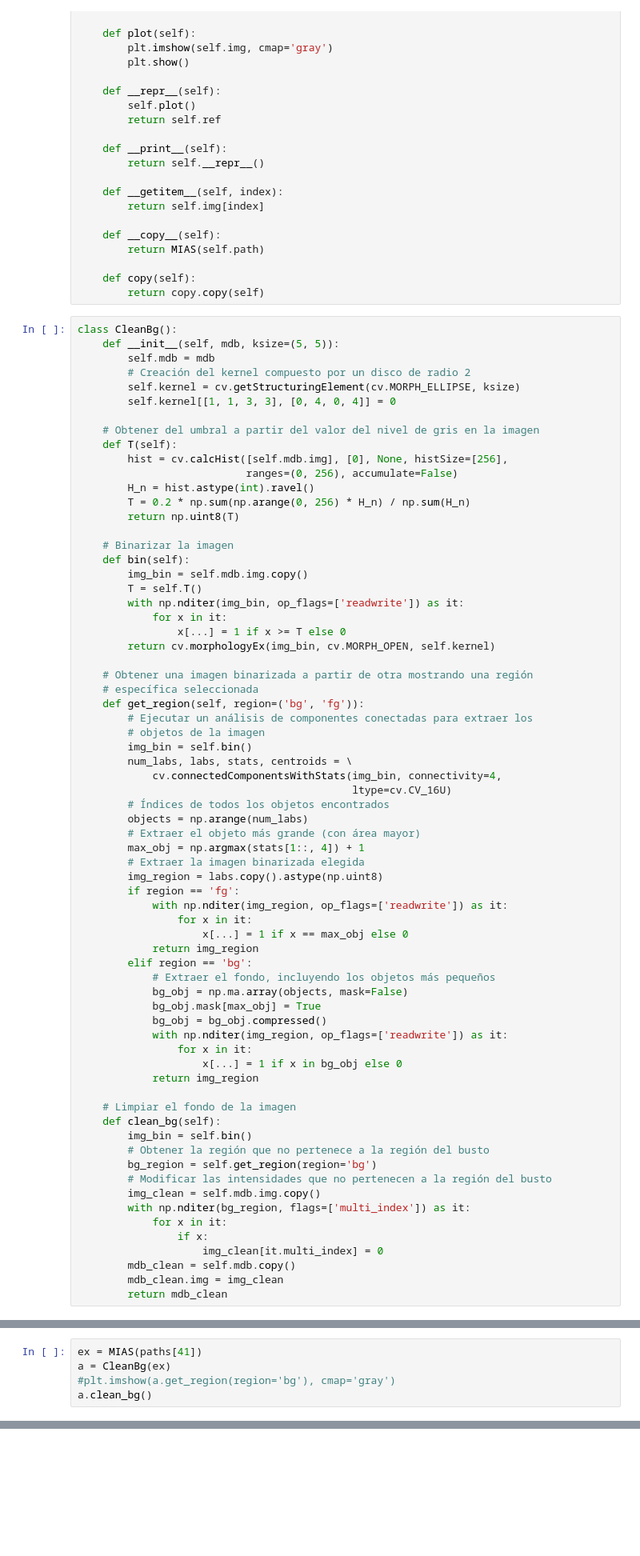
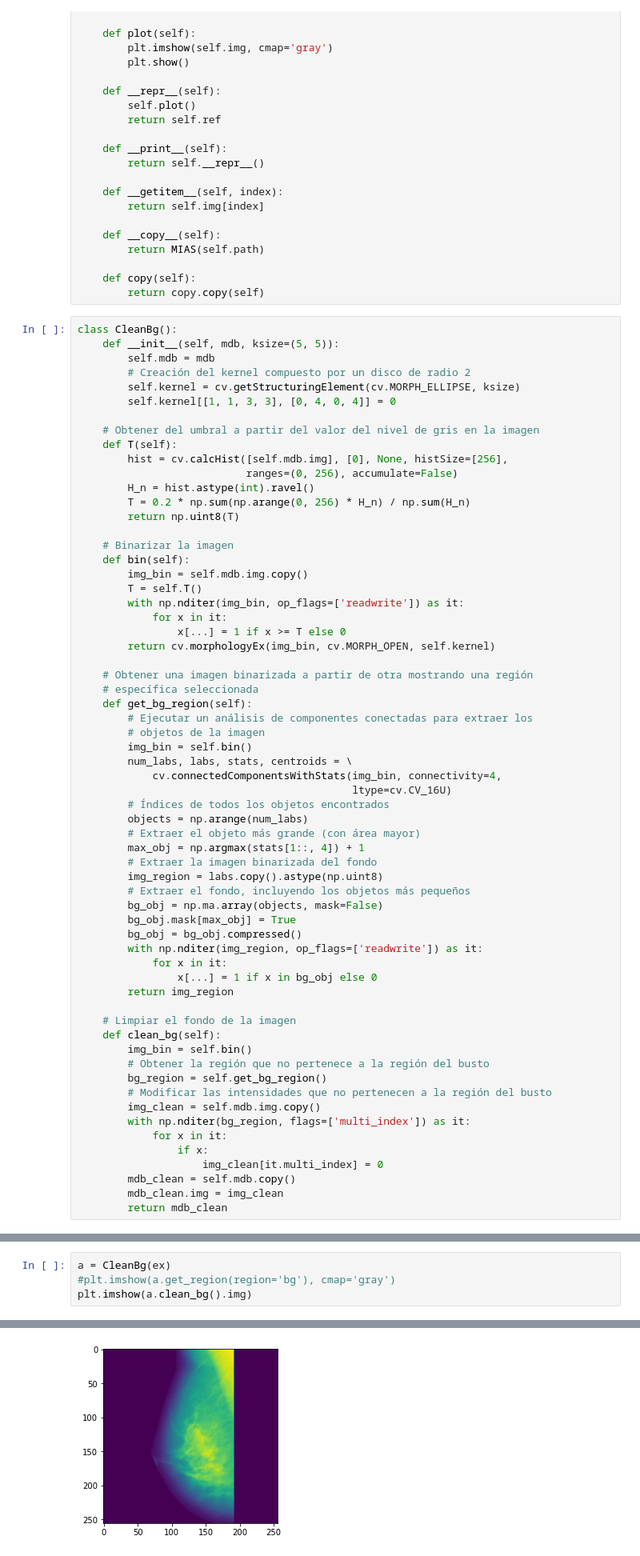
Before and after one commit to data-and-code/trabajo_con_imagenes, a Jupyter notebook: data-raw/just_code.ipynb, the cells around one changed output, grey strips where cells are left out. Shown at 80% size. Cells and saved outputs as stored; diff of their text form; blank space fills up the shorter version.

Commit message:
Change get_bg_region method

```diff
--- a/data-raw/just_code.ipynb
+++ b/data-raw/just_code.ipynb
@@ -72,7 +72,7 @@ class CleanBg():
 
     # Obtener una imagen binarizada a partir de otra mostrando una región
     # específica seleccionada
-    def get_region(self, region=('bg', 'fg')):
+    def get_bg_region(self):
         # Ejecutar un análisis de componentes conectadas para extraer los
         # objetos de la imagen
         img_bin = self.bin()
@@ -83,28 +83,22 @@ class CleanBg():
         objects = np.arange(num_labs)
         # Extraer el objeto más grande (con área mayor)
         max_obj = np.argmax(stats[1::, 4]) + 1
-        # Extraer la imagen binarizada elegida
+        # Extraer la imagen binarizada del fondo
         img_region = labs.copy().astype(np.uint8)
-        if region == 'fg':
-            with np.nditer(img_region, op_flags=['readwrite']) as it:
-                for x in it:
-                    x[...] = 1 if x == max_obj else 0
-            return img_region
-        elif region == 'bg':
-            # Extraer el fondo, incluyendo los objetos más pequeños
-            bg_obj = np.ma.array(objects, mask=False)
-            bg_obj.mask[max_obj] = True
-            bg_obj = bg_obj.compressed()
-            with np.nditer(img_region, op_flags=['readwrite']) as it:
-                for x in it:
-                    x[...] = 1 if x in bg_obj else 0
-            return img_region
+        # Extraer el fondo, incluyendo los objetos más pequeños
+        bg_obj = np.ma.array(objects, mask=False)
+        bg_obj.mask[max_obj] = True
+        bg_obj = bg_obj.compressed()
+        with np.nditer(img_region, op_flags=['readwrite']) as it:
+            for x in it:
+                x[...] = 1 if x in bg_obj else 0
+        return img_region
 
     # Limpiar el fondo de la imagen
     def clean_bg(self):
         img_bin = self.bin()
         # Obtener la región que no pertenece a la región del busto
-        bg_region = self.get_region(region='bg')
+        bg_region = self.get_bg_region()
         # Modificar las intensidades que no pertenecen a la región del busto
         img_clean = self.mdb.img.copy()
         with np.nditer(bg_region, flags=['multi_index']) as it:
@@ -121,6 +121,5 @@ class CleanPM():
 # %%
-ex = MIAS(paths[41])
 a = CleanBg(ex)
 #plt.imshow(a.get_region(region='bg'), cmap='gray')
-a.clean_bg()
+plt.imshow(a.clean_bg().img)
 # %% [output]
@@ -127,0 +127 @@ AttributeError: 'MIAS' object has no attribute 'copy'
+[figure, added]
```
Also changed, not shown: parts of 5 cells of this notebook.
